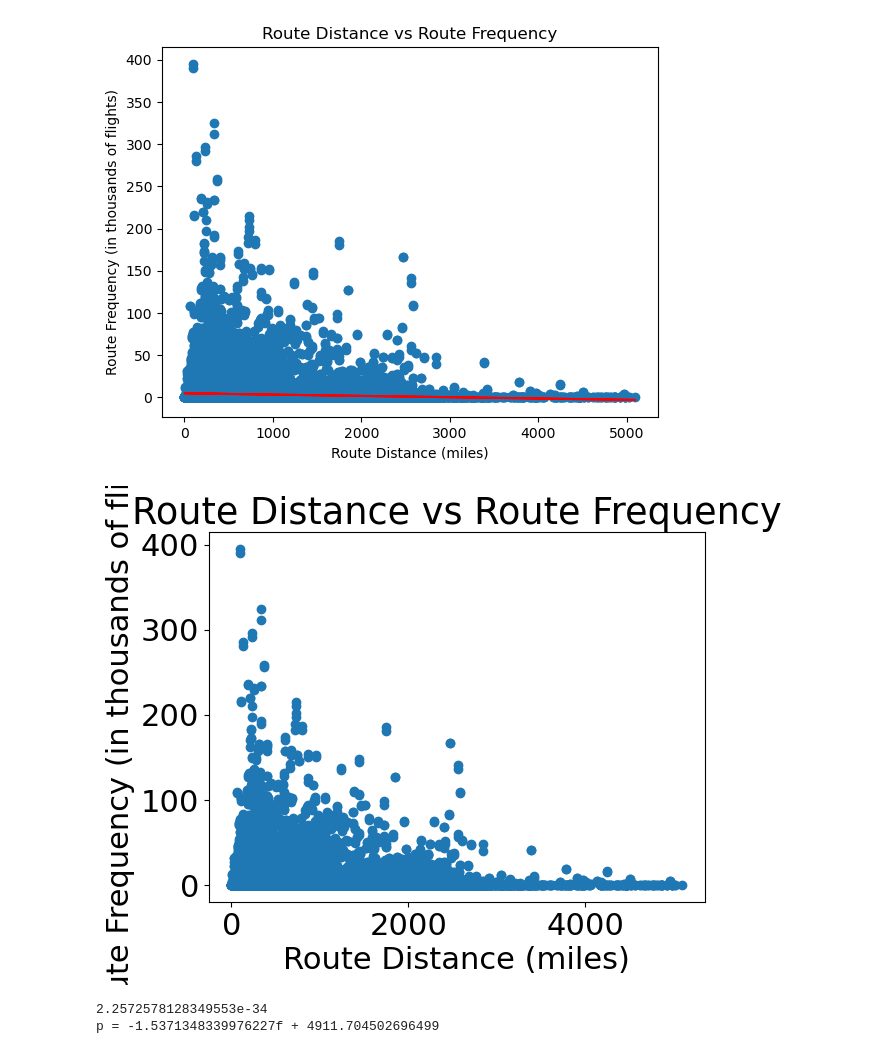
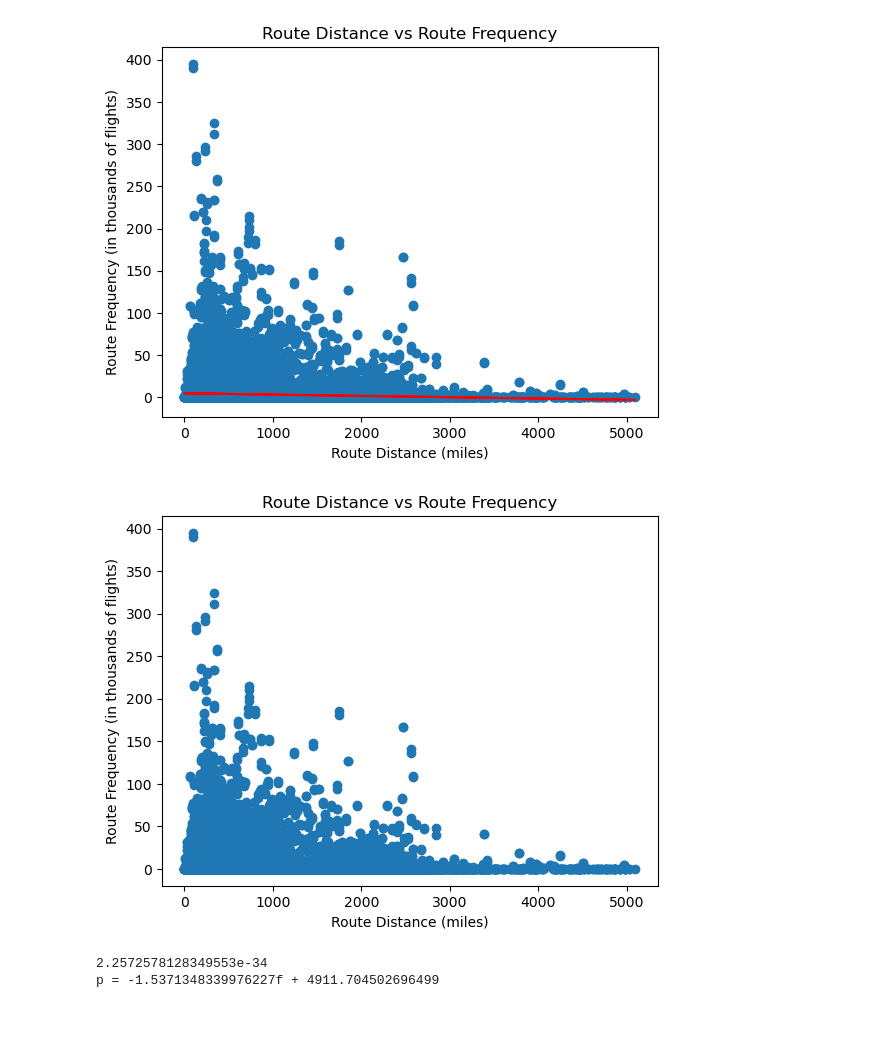
Before and after one commit to gigodata/08-EV-charging, a Jupyter notebook: Chart Generation.ipynb, the cells around one changed output. Drawn from its saved outputs; the diff is of its cells as text; code cells hidden in the pictures; blank space fills up the shorter version.

```diff
--- a/Chart Generation.ipynb
+++ b/Chart Generation.ipynb
@@ -517,19 +515,18 @@ plt.show()
 # %%
 #Route distance compared with route frequency: do shorter or longer routes fly more often?
 #Regression line excluded so we have a 'tidy' chart if we decide we need one.
 x = flightDF['Distance']
 y = flightDF['Flights']
 
 plt.scatter(x, y)
 yfmt = tkr.FuncFormatter(numfmtTH)
 plt.gca().yaxis.set_major_formatter(yfmt)
 plt.title('Route Distance vs Route Frequency')
 plt.xlabel('Route Distance (miles)')
 plt.ylabel('Route Frequency (in thousands of flights)')
-plt.rcParams['font.size'] =
 plt.show()
 # %% [output]
-[figure, old version]
+[figure, new version]
 # %%
 (slope, intercept, rvalue, pvalue, stderr) = st.linregress(x, y)
 print(pvalue)
```
Also changed, not shown: parts of 3 cells of this notebook.
